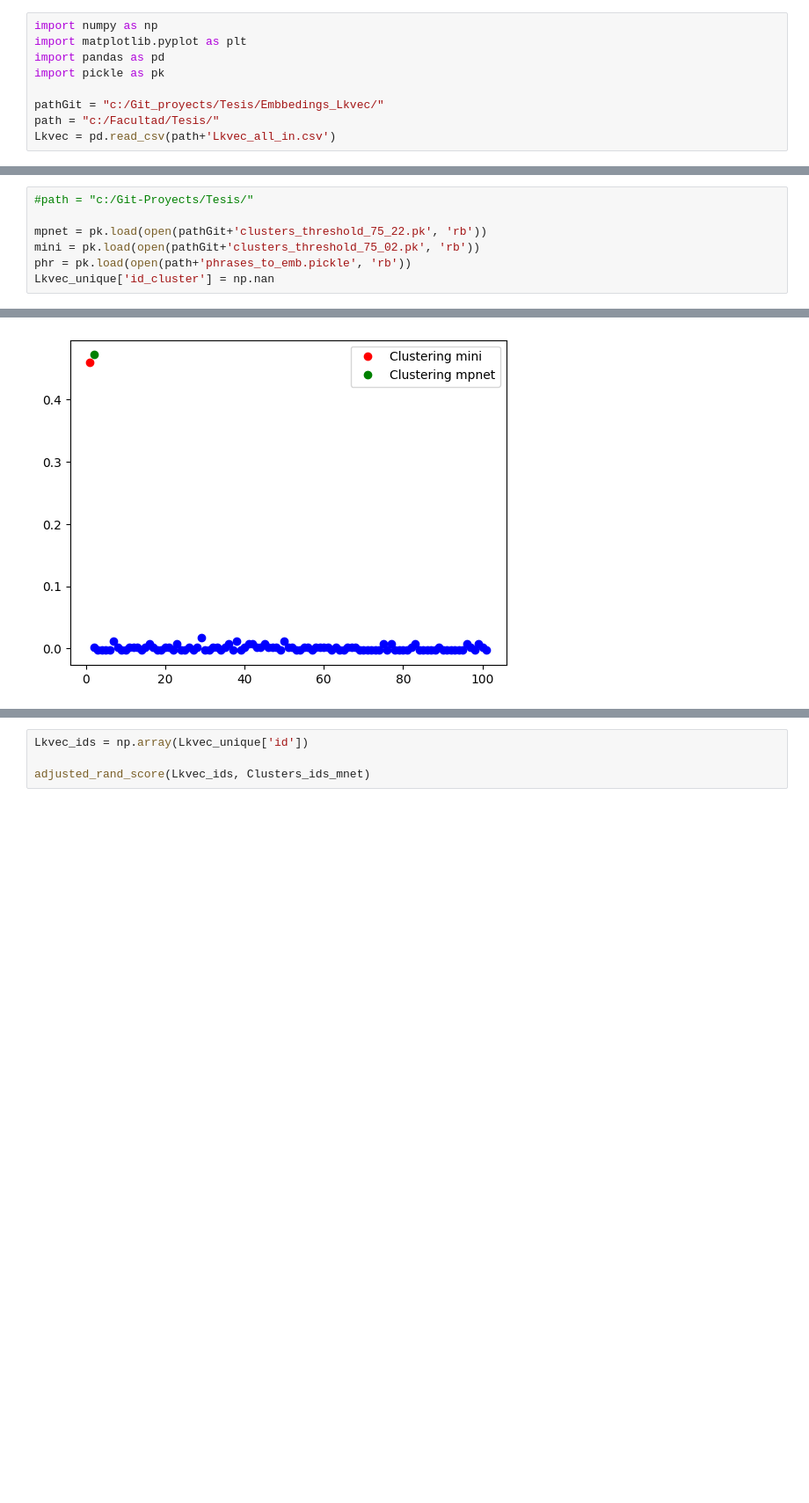
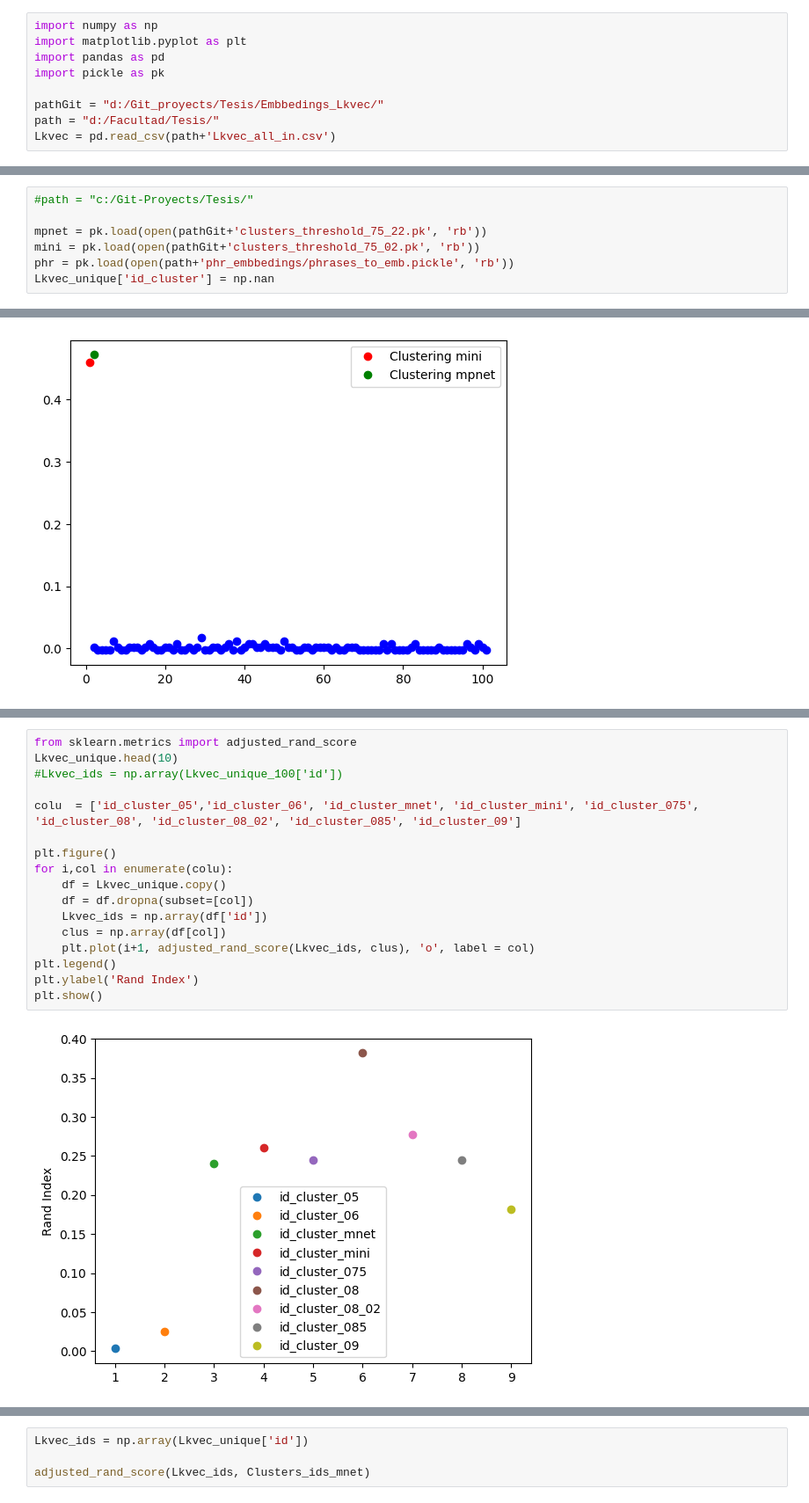
Before and after one commit to Ale-Mildiner/Tesis, a Jupyter notebook: Rand_index/Rand_index.ipynb, the cells around one changed output, grey strips where cells are left out. Shown: that part at 88% size. Saved outputs shown, nothing was run; the diff lists cells and outputs as text; blank space fills up the shorter version.

Commit message:
modifico rand index, y agrego 3 archivos nuevos de clusterizacion

```diff
--- a/Rand_index/Rand_index.ipynb
+++ b/Rand_index/Rand_index.ipynb
@@ -4,8 +4,8 @@ import matplotlib.pyplot as plt
 import pandas as pd
 import pickle as pk
 
-pathGit = "c:/Git_proyects/Tesis/Embbedings_Lkvec/"
-path = "c:/Facultad/Tesis/"
+pathGit = "d:/Git_proyects/Tesis/Embbedings_Lkvec/"
+path = "d:/Facultad/Tesis/"
 Lkvec = pd.read_csv(path+'Lkvec_all_in.csv')
 # %%
 Lkvec_unique = Lkvec.drop_duplicates(subset=['phrase'])
@@ -18,7 +18,7 @@ np.shape(Lkvec_unique)
 
 mpnet = pk.load(open(pathGit+'clusters_threshold_75_22.pk', 'rb'))
 mini = pk.load(open(pathGit+'clusters_threshold_75_02.pk', 'rb'))
-phr = pk.load(open(path+'phrases_to_emb.pickle', 'rb'))
+phr = pk.load(open(path+'phr_embbedings/phrases_to_emb.pickle', 'rb'))
 Lkvec_unique['id_cluster'] = np.nan
 # %% [output]
 A value is trying to be set on a copy of a slice from a DataFrame.
@@ -141,0 +200,19 @@ plt.show()
+# %%
+from sklearn.metrics import adjusted_rand_score
+Lkvec_unique.head(10)
+#Lkvec_ids = np.array(Lkvec_unique_100['id'])
+
+colu  = ['id_cluster_05','id_cluster_06', 'id_cluster_mnet', 'id_cluster_mini', 'id_cluster_075', 'id_cluster_08', 'id_cluster_08_02', 'id_cluster_085', 'id_cluster_09']
+
+plt.figure()
+for i,col in enumerate(colu):
+    df = Lkvec_unique.copy()
+    df = df.dropna(subset=[col])
+    Lkvec_ids = np.array(df['id'])
+    clus = np.array(df[col])
+    plt.plot(i+1, adjusted_rand_score(Lkvec_ids, clus), 'o', label = col)
+plt.legend()
+plt.ylabel('Rand Index')
+plt.show()
+# %% [output]
+[figure, added]
```
Also changed, not shown: parts of 3 cells of this notebook, 3 other files.
